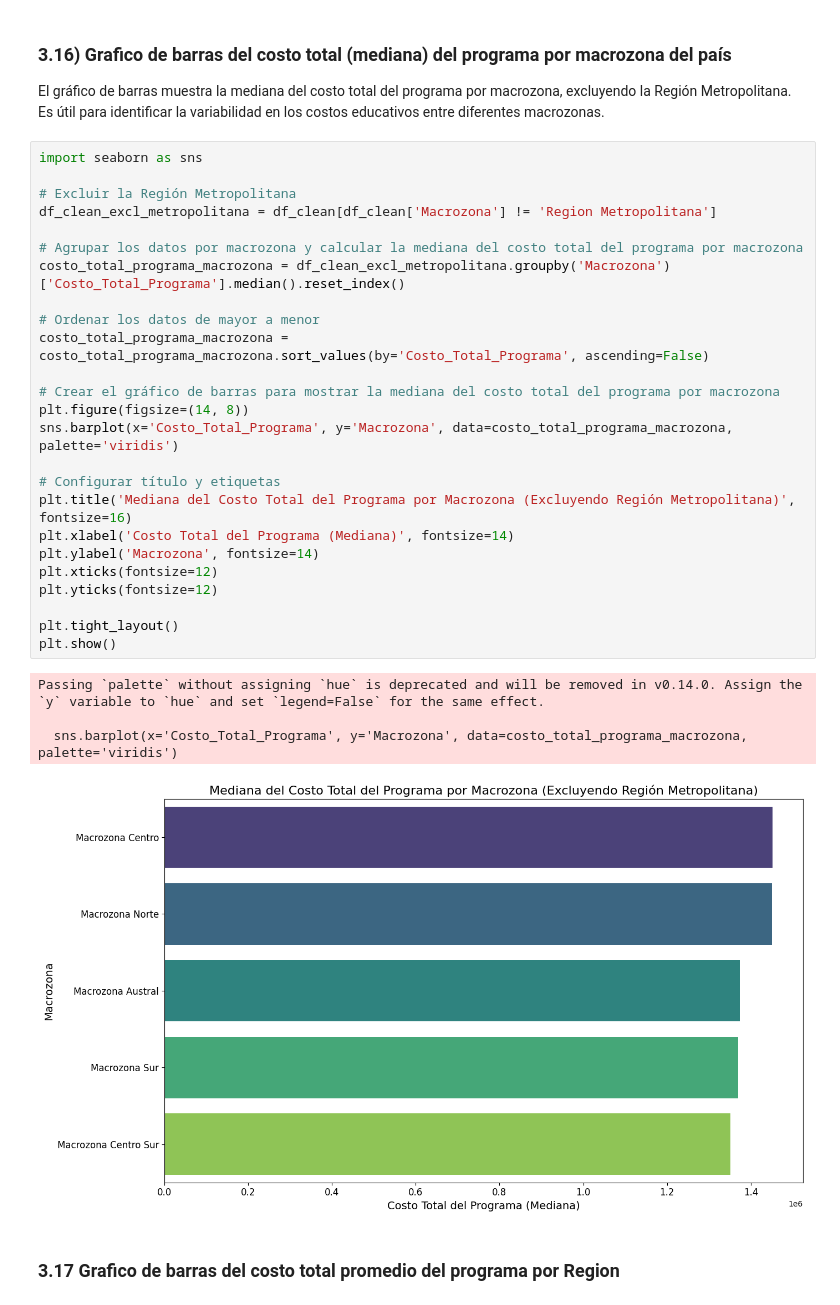
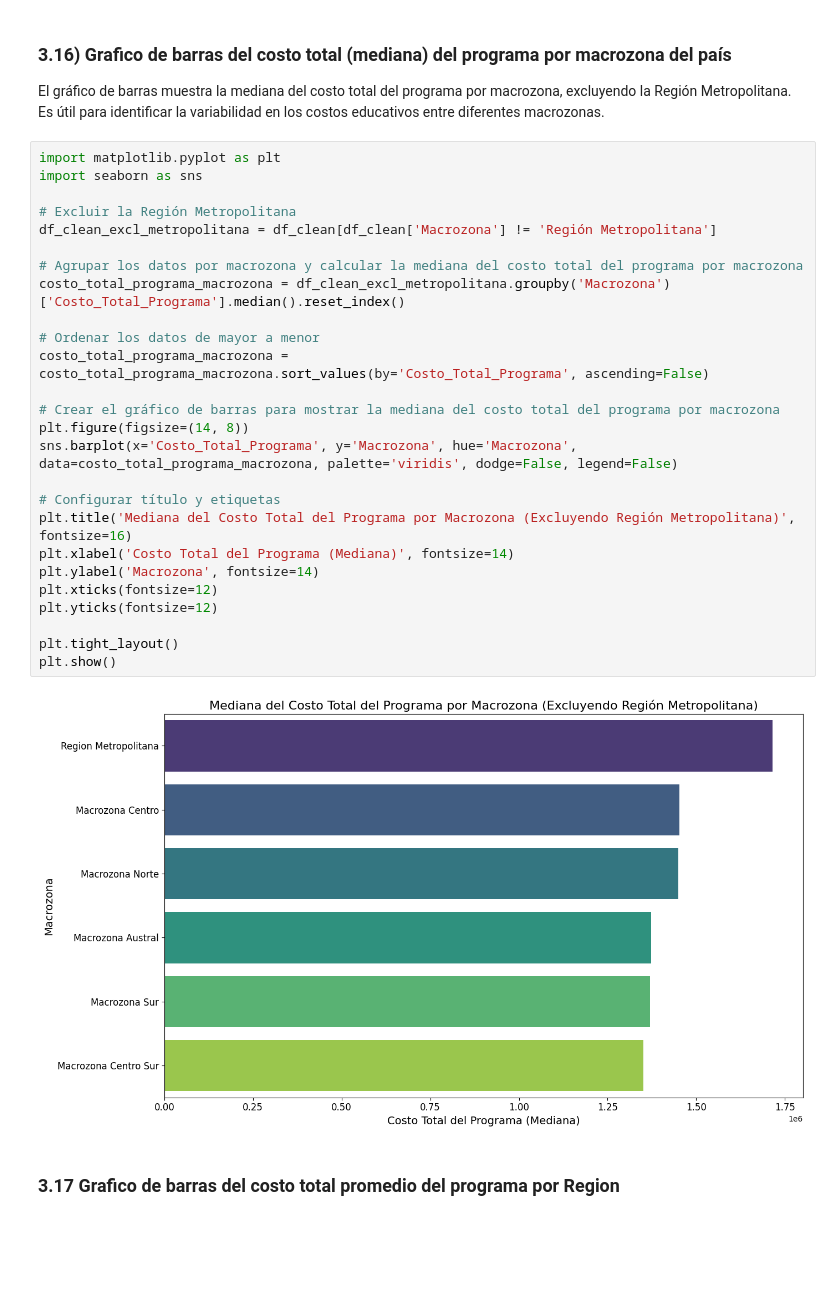
Before and after one commit to jcastilloc168/PythonUDD_ProyectoFinal, a Jupyter notebook: notebooks/03_Visualizacion.ipynb, the cells around one changed output. Saved outputs shown, nothing was run; the diff lists cells and outputs as text; blank space fills up the shorter version.

```diff
--- a/notebooks/03_Visualizacion.ipynb
+++ b/notebooks/03_Visualizacion.ipynb
@@ -490,35 +493,33 @@ plt.show()
 
 El gráfico de barras muestra la mediana del costo total del programa por macrozona, excluyendo la Región Metropolitana. Es útil para identificar la variabilidad en los costos educativos entre diferentes macrozonas.
 # %%
+import matplotlib.pyplot as plt
 import seaborn as sns
 
 # Excluir la Región Metropolitana
-df_clean_excl_metropolitana = df_clean[df_clean['Macrozona'] != 'Region Metropolitana']
+df_clean_excl_metropolitana = df_clean[df_clean['Macrozona'] != 'Región Metropolitana']
 
 # Agrupar los datos por macrozona y calcular la mediana del costo total del programa por macrozona
 costo_total_programa_macrozona = df_clean_excl_metropolitana.groupby('Macrozona')['Costo_Total_Programa'].median().reset_index()
 
 # Ordenar los datos de mayor a menor
 costo_total_programa_macrozona = costo_total_programa_macrozona.sort_values(by='Costo_Total_Programa', ascending=False)
 
 # Crear el gráfico de barras para mostrar la mediana del costo total del programa por macrozona
 plt.figure(figsize=(14, 8))
-sns.barplot(x='Costo_Total_Programa', y='Macrozona', data=costo_total_programa_macrozona, palette='viridis')
+sns.barplot(x='Costo_Total_Programa', y='Macrozona', hue='Macrozona', data=costo_total_programa_macrozona, palette='viridis', dodge=False, legend=False)
 
 # Configurar título y etiquetas
 plt.title('Mediana del Costo Total del Programa por Macrozona (Excluyendo Región Metropolitana)', fontsize=16)
 plt.xlabel('Costo Total del Programa (Mediana)', fontsize=14)
 plt.ylabel('Macrozona', fontsize=14)
 plt.xticks(fontsize=12)
 plt.yticks(fontsize=12)
 
 plt.tight_layout()
 plt.show()
 # %% [output]
-Passing `palette` without assigning `hue` is deprecated and will be removed in v0.14.0. Assign the `y` variable to `hue` and set `legend=False` for the same effect.
-
-  sns.barplot(x='Costo_Total_Programa', y='Macrozona', data=costo_total_programa_macrozona, palette='viridis')
-[figure, old version]
+[figure, new version]
 # %% [markdown]
 ### 3.17 Grafico de barras del costo total promedio del programa por Region
 # %%
```
Also changed, not shown: parts of 2 cells of this notebook.
